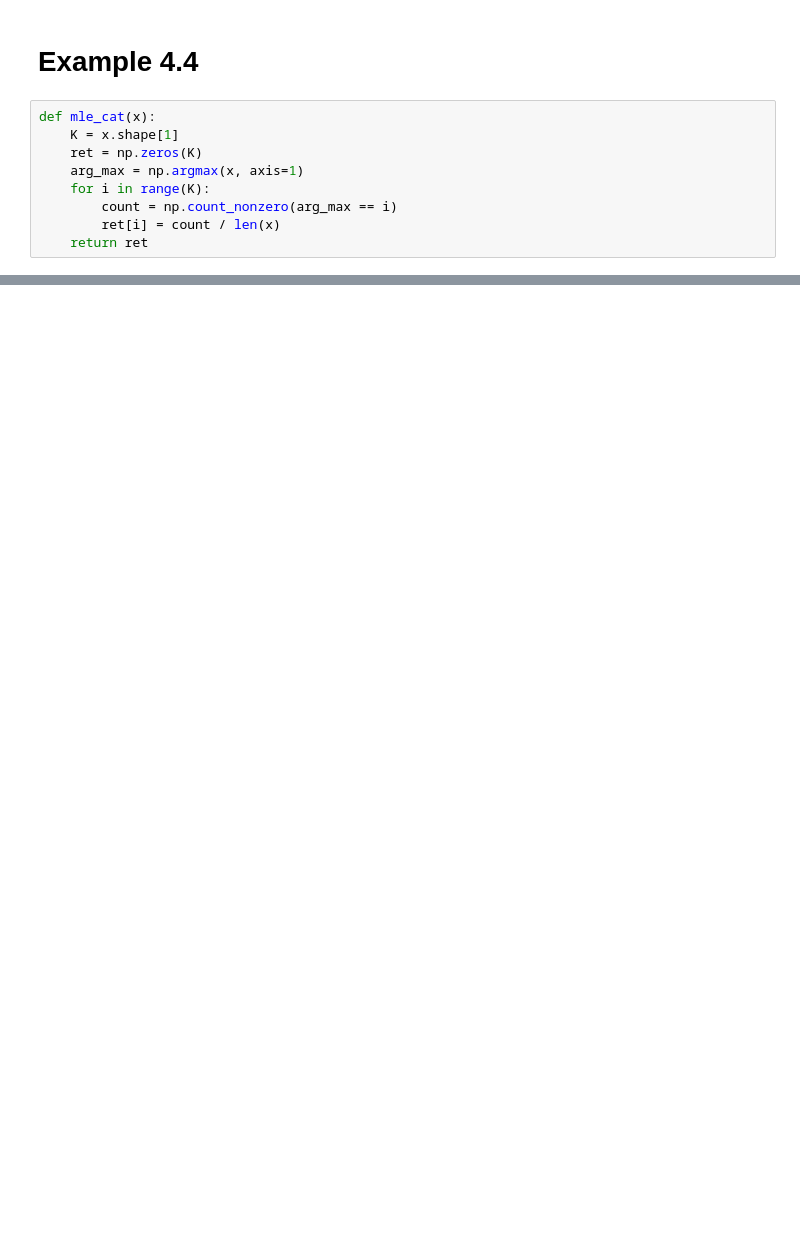
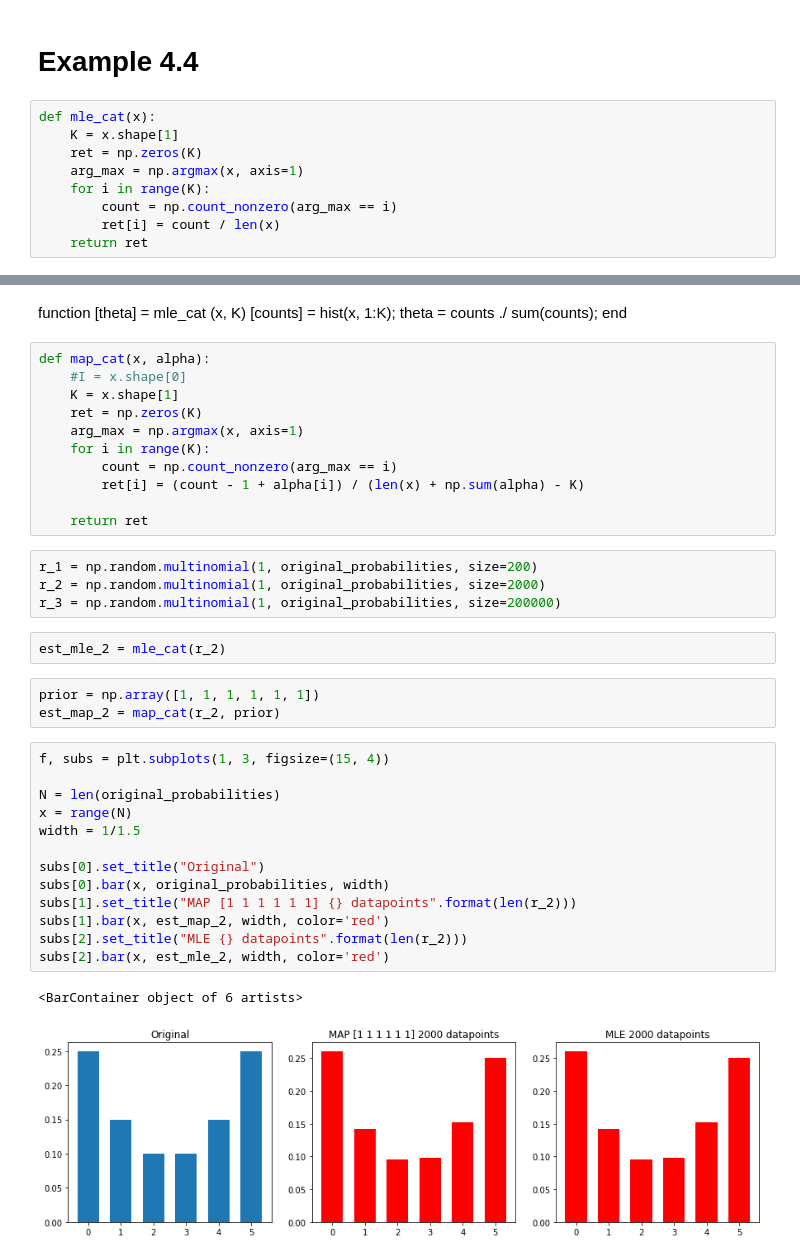
Before and after one commit to ClausHolmgaard/Playground, a Jupyter notebook: ComputerVisionModels/ComputerVisionModelsChap4.ipynb, the cells around one changed output, grey strips where cells are left out. Saved outputs shown, nothing was run; the diff lists cells and outputs as text; blank space fills up the shorter version.

```diff
--- a/ComputerVisionModels/ComputerVisionModelsChap4.ipynb
+++ b/ComputerVisionModels/ComputerVisionModelsChap4.ipynb
@@ -278,0 +329,41 @@ subs[2].bar(x, estimated_2, width, color='red')
+# %% [markdown]
+function [theta] = mle_cat (x, K)
+ [counts] = hist(x, 1:K);
+ theta = counts ./ sum(counts);
+end
+# %%
+def map_cat(x, alpha):
+    #I = x.shape[0]
+    K = x.shape[1]
+    ret = np.zeros(K)
+    arg_max = np.argmax(x, axis=1)
+    for i in range(K):
+        count = np.count_nonzero(arg_max == i)
+        ret[i] = (count - 1 + alpha[i]) / (len(x) + np.sum(alpha) - K)
+
+    return ret
+# %%
+r_1 = np.random.multinomial(1, original_probabilities, size=200)
+r_2 = np.random.multinomial(1, original_probabilities, size=2000)
+r_3 = np.random.multinomial(1, original_probabilities, size=200000)
+# %%
+est_mle_2 = mle_cat(r_2)
+# %%
+prior = np.array([1, 1, 1, 1, 1, 1])
+est_map_2 = map_cat(r_2, prior)
+# %%
+f, subs = plt.subplots(1, 3, figsize=(15, 4))
+
+N = len(original_probabilities)
+x = range(N)
+width = 1/1.5
+
+subs[0].set_title("Original")
+subs[0].bar(x, original_probabilities, width)
+subs[1].set_title("MAP [1 1 1 1 1 1] {} datapoints".format(len(r_2)))
+subs[1].bar(x, est_map_2, width, color='red')
+subs[2].set_title("MLE {} datapoints".format(len(r_2)))
+subs[2].bar(x, est_mle_2, width, color='red')
+# %% [output]
+<BarContainer object of 6 artists>
+[figure, added]
```
Also changed, not shown: parts of 23 cells of this notebook.
